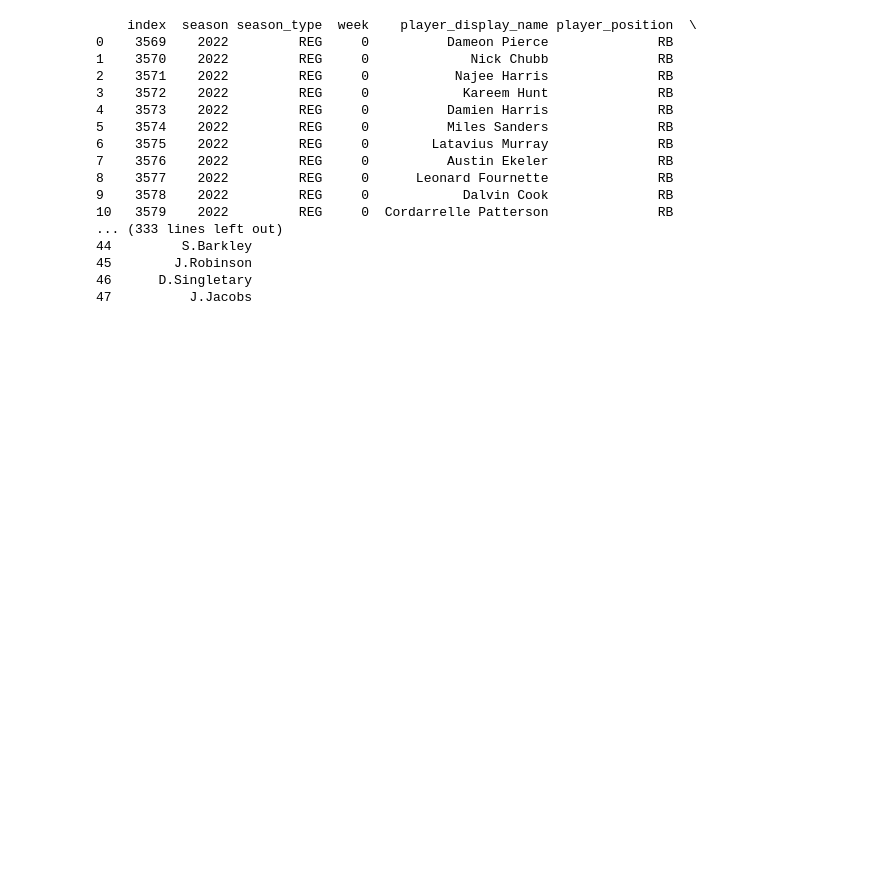
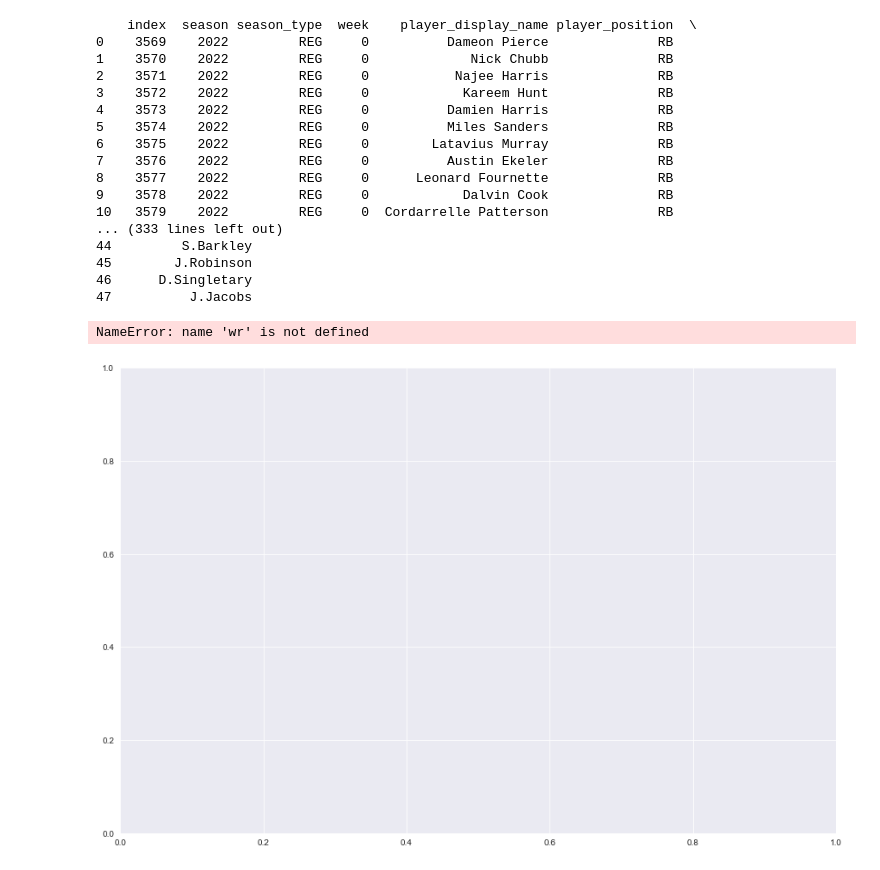
Before and after one commit to nsmith07/fantasyfootballproject, a Jupyter notebook: fantasyfootballanalysis.ipynb, the cells around one changed output. Cells and saved outputs as stored; diff of their text form; code cells hidden in the pictures; blank space fills up the shorter version.

```diff
--- a/fantasyfootballanalysis.ipynb
+++ b/fantasyfootballanalysis.ipynb
@@ -276,3 +278,14 @@ import requests
 from bs4 import BeautifulSoup
 # %%
 url = "https://www.fantasypros.com/nfl/adp/overall.php?year=2022"
+# %%
+sns.set_style('darkgrid')
+fig, ax = plt.subplots()
+fig.set_size_inches(15, 10)
+plot = sns.regplot(
+x=wr['FantasyPoints/GM'],
+y=rb['FantasyPoints/GM'],
+scatter=True,)
+# %% [output]
+NameError: name 'wr' is not defined
+[figure, added]
```
Also changed, not shown: parts of 1 cell of this notebook.
